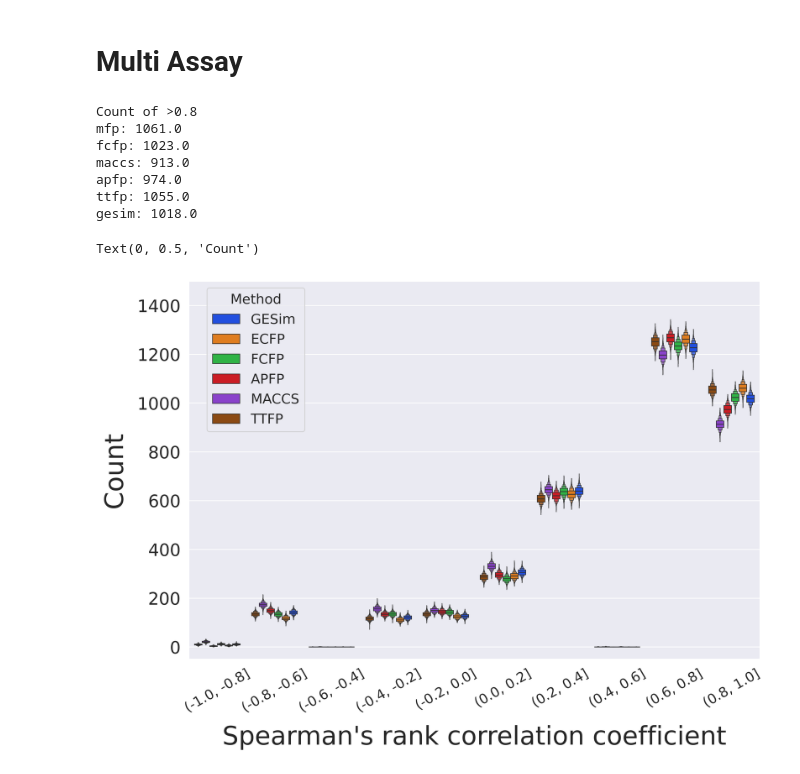
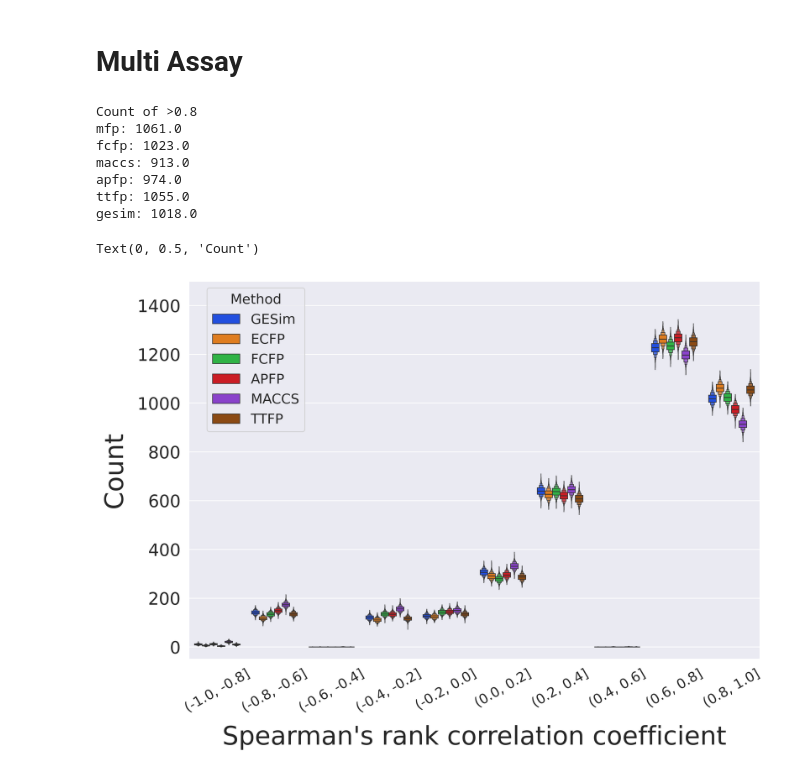
Before and after one commit to ycu-iil/gesim_experiment, a Jupyter notebook: ss_analysis.ipynb, the cells around one changed output. Saved outputs shown, nothing was run; the diff lists cells and outputs as text; code cells hidden in the pictures.

```diff
--- a/ss_analysis.ipynb
+++ b/ss_analysis.ipynb
@@ -144,43 +145,44 @@ df_vis = pd.concat(concat_list)
 fig = plt.figure(figsize=(12, 8))
 ax = fig.add_subplot(1, 1, 1)
 sns.boxenplot(
-    data=df_vis,
+    data=df_vis.iloc[::-1],
     x='bins',
     y="count",
     hue='method',
     ax=ax,
     #palette=sns.color_palette("muted")[:6][::-1],
-    palette=sns.color_palette("bright")[:6][::-1],
+    palette=sns.color_palette("bright")[:6],
     dodge=0.6,
     k_depth='full',
     width=0.8,
 )
 ax.set_ylim([-50, 1500])
-handles, labels = ax.get_legend_handles_labels()
-ax.legend(handles[::-1], labels[::-1], title="Method", loc='upper left', bbox_to_anchor=(0.02, 1.), fontsize=16, title_fontsize=16, frameon=True)
+#handles, labels = ax.get_legend_handles_labels()
+#ax.legend(handles[::-1], labels[::-1], title="Method", loc='upper left', bbox_to_anchor=(0.02, 1.), fontsize=16, title_fontsize=16, frameon=True)
+ax.legend(title="Method", loc='upper left', bbox_to_anchor=(0.02, 1.), fontsize=16, title_fontsize=16, frameon=True)
 ax.set_xticklabels(ax.get_xticklabels(), fontsize=16, rotation=30)
 ax.set_yticklabels(ax.get_yticklabels(), fontsize=20)
 ax.set_xlabel("Spearman's rank correlation coefficient", fontsize=30, labelpad=12)
 ax.set_ylabel("Count", fontsize=30, labelpad=12)
 
 #fig = plt.figure(figsize=(12, 8))
 #ax = fig.add_subplot(1, 1, 1)
 #sns.pointplot(data=df_vis, x='bins', y="count", hue='method', ax=ax, errorbar='sd', errwidth=2,
 #              palette=sns.color_palette("muted")[:6][::-1], dodge=0.35, markersize=6)
 #ax.set_ylim([-50, 1500])
 #handles, labels = ax.get_legend_handles_labels()
 #ax.legend(handles[::-1], labels[::-1], title="Method", loc='upper left', bbox_to_anchor=(0.02, 1.), fontsize=18, title_fontsize=18, frameon=True)
 #ax.set_xticklabels(ax.get_xticklabels(), fontsize=16, rotation=30)
 #ax.set_yticklabels(ax.get_yticklabels(), fontsize=20)
 #ax.set_xlabel("Spearman's rank correlation coefficient", fontsize=30, labelpad=12)
 #ax.set_ylabel("Count", fontsize=30, labelpad=12)
 # %% [output]
 Count of >0.8
 mfp: 1061.0
 fcfp: 1023.0
 maccs: 913.0
 apfp: 974.0
 ttfp: 1055.0
 gesim: 1018.0
 Text(0, 0.5, 'Count')
-[figure, old version]
+[figure, new version]
```
Also changed, not shown: parts of 1 cell of this notebook.
